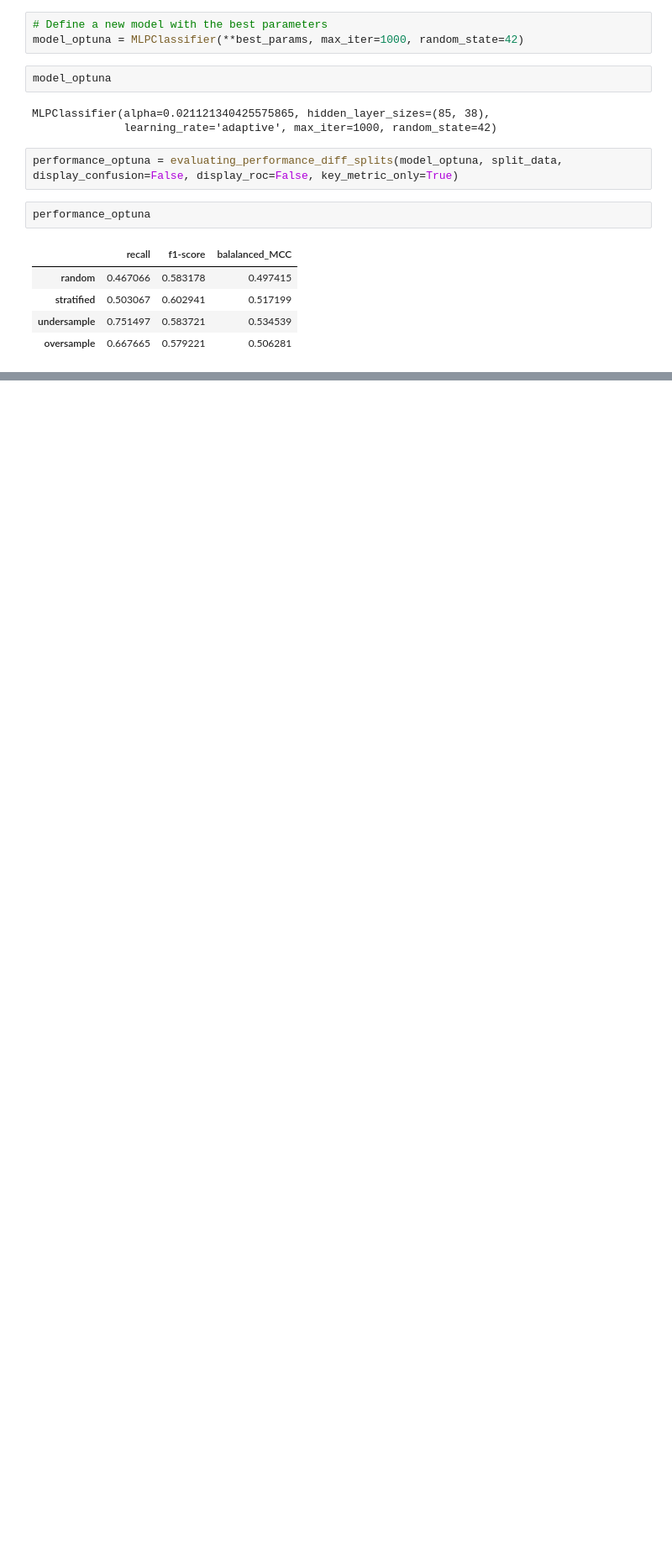
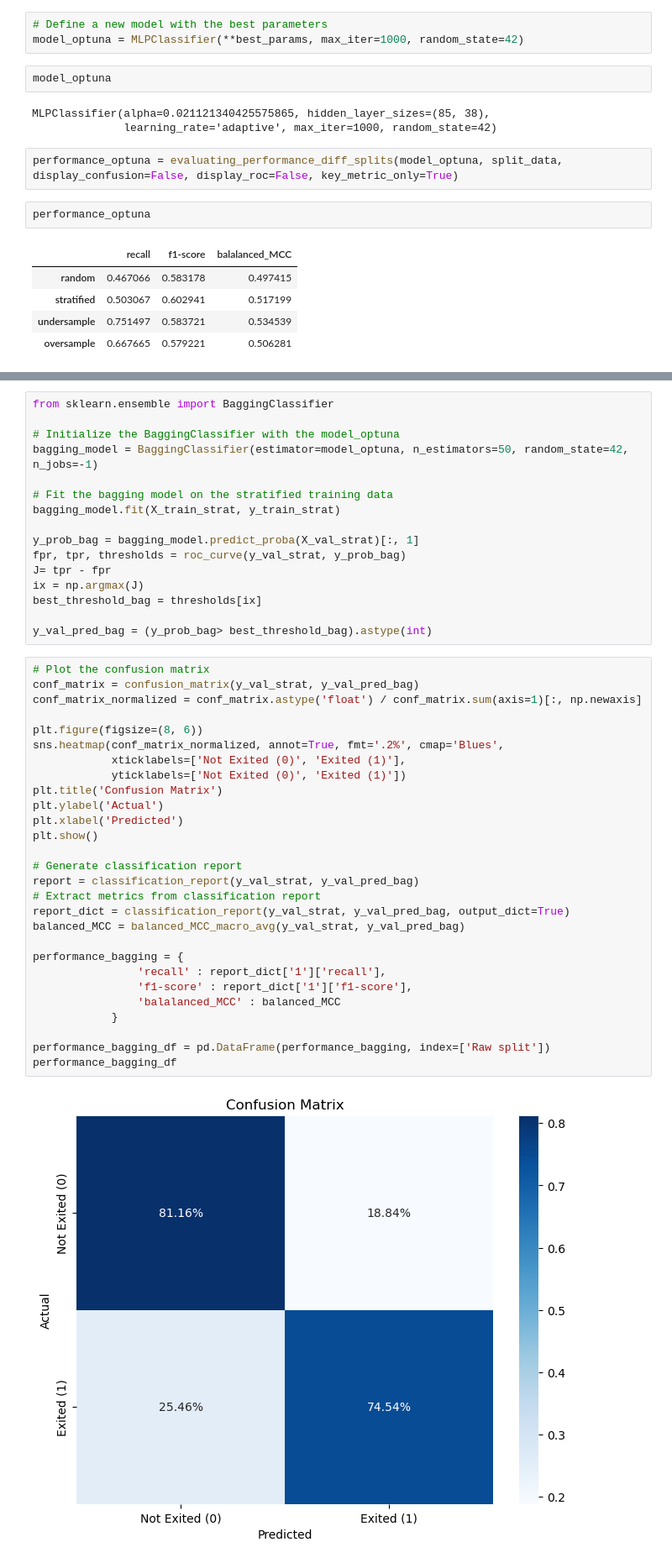
Before and after one commit to djjjones6/Group_Assessment_1, a Jupyter notebook: AlexSJ/NNClassifier2.ipynb, the cells around one changed output, grey strips where cells are left out. Shown at 84% size. Cells and saved outputs as stored; diff of their text form; blank space fills up the shorter version.

```diff
--- a/AlexSJ/NNClassifier2.ipynb
+++ b/AlexSJ/NNClassifier2.ipynb
@@ -458,0 +553,46 @@ performance_optuna
+# %%
+from sklearn.ensemble import BaggingClassifier
+
+# Initialize the BaggingClassifier with the model_optuna
+bagging_model = BaggingClassifier(estimator=model_optuna, n_estimators=50, random_state=42, n_jobs=-1)
+
+# Fit the bagging model on the stratified training data
+bagging_model.fit(X_train_strat, y_train_strat)
+
+y_prob_bag = bagging_model.predict_proba(X_val_strat)[:, 1]
+fpr, tpr, thresholds = roc_curve(y_val_strat, y_prob_bag)
+J= tpr - fpr
+ix = np.argmax(J)
+best_threshold_bag = thresholds[ix]
+
+y_val_pred_bag = (y_prob_bag> best_threshold_bag).astype(int)
+# %%
+# Plot the confusion matrix
+conf_matrix = confusion_matrix(y_val_strat, y_val_pred_bag)
+conf_matrix_normalized = conf_matrix.astype('float') / conf_matrix.sum(axis=1)[:, np.newaxis]
+
+plt.figure(figsize=(8, 6))
+sns.heatmap(conf_matrix_normalized, annot=True, fmt='.2%', cmap='Blues',
+            xticklabels=['Not Exited (0)', 'Exited (1)'],
+            yticklabels=['Not Exited (0)', 'Exited (1)'])
+plt.title('Confusion Matrix')
+plt.ylabel('Actual')
+plt.xlabel('Predicted')
+plt.show()
+
+# Generate classification report
+report = classification_report(y_val_strat, y_val_pred_bag)
+# Extract metrics from classification report
+report_dict = classification_report(y_val_strat, y_val_pred_bag, output_dict=True)
+balanced_MCC = balanced_MCC_macro_avg(y_val_strat, y_val_pred_bag)
+
+performance_bagging = {
+                'recall' : report_dict['1']['recall'],
+                'f1-score' : report_dict['1']['f1-score'],
+                'balalanced_MCC' : balanced_MCC
+            }
+
+performance_bagging_df = pd.DataFrame(performance_bagging, index=['Raw split'])
+performance_bagging_df
+# %% [output]
+[figure, added]
```
Also changed, not shown: parts of 23 cells of this notebook, 3 other files.
